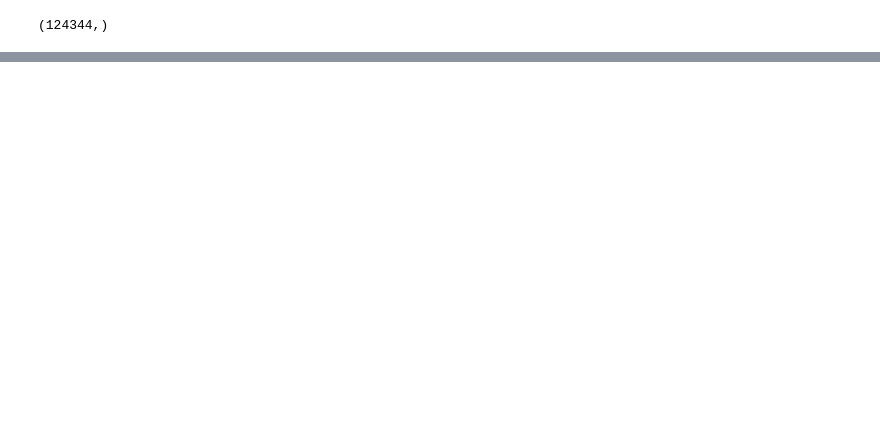
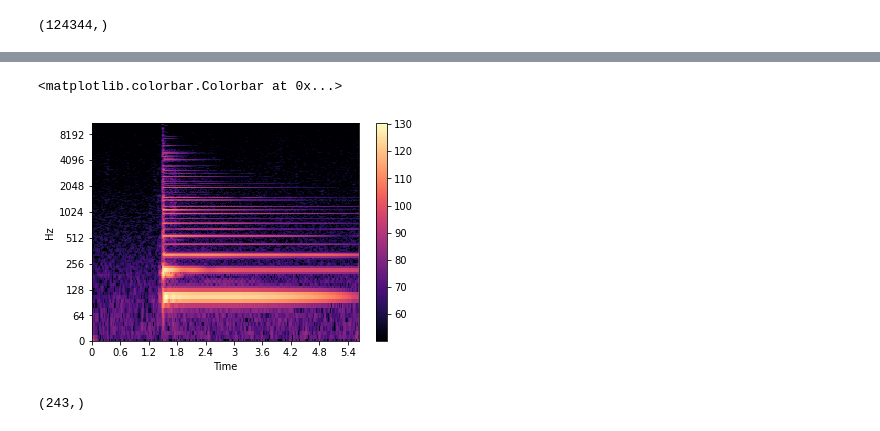
Before and after one commit to lyshuga/Signal_processing, a Jupyter notebook: Fourier transform/Fourier_sound.ipynb, the cells around one changed output, grey strips where cells are left out. Saved outputs shown, nothing was run; the diff lists cells and outputs as text; code cells hidden in the pictures; blank space fills up the shorter version.

```diff
--- a/Fourier transform/Fourier_sound.ipynb
+++ b/Fourier transform/Fourier_sound.ipynb
@@ -84,0 +107,12 @@ np.unique(notes).tolist()
+# %%
+librosa.display.specshow(Xdb, x_axis='time', y_axis='log')
+plt.colorbar()
+# %% [output]
+<matplotlib.colorbar.Colorbar at 0x...>
+[figure, added]
+# %%
+import sklearn
+spectral_centroids = librosa.feature.spectral_centroid(data)[0]
+spectral_centroids.shape
+# %% [output]
+(243,)
```
Also changed, not shown: parts of 23 cells of this notebook.
